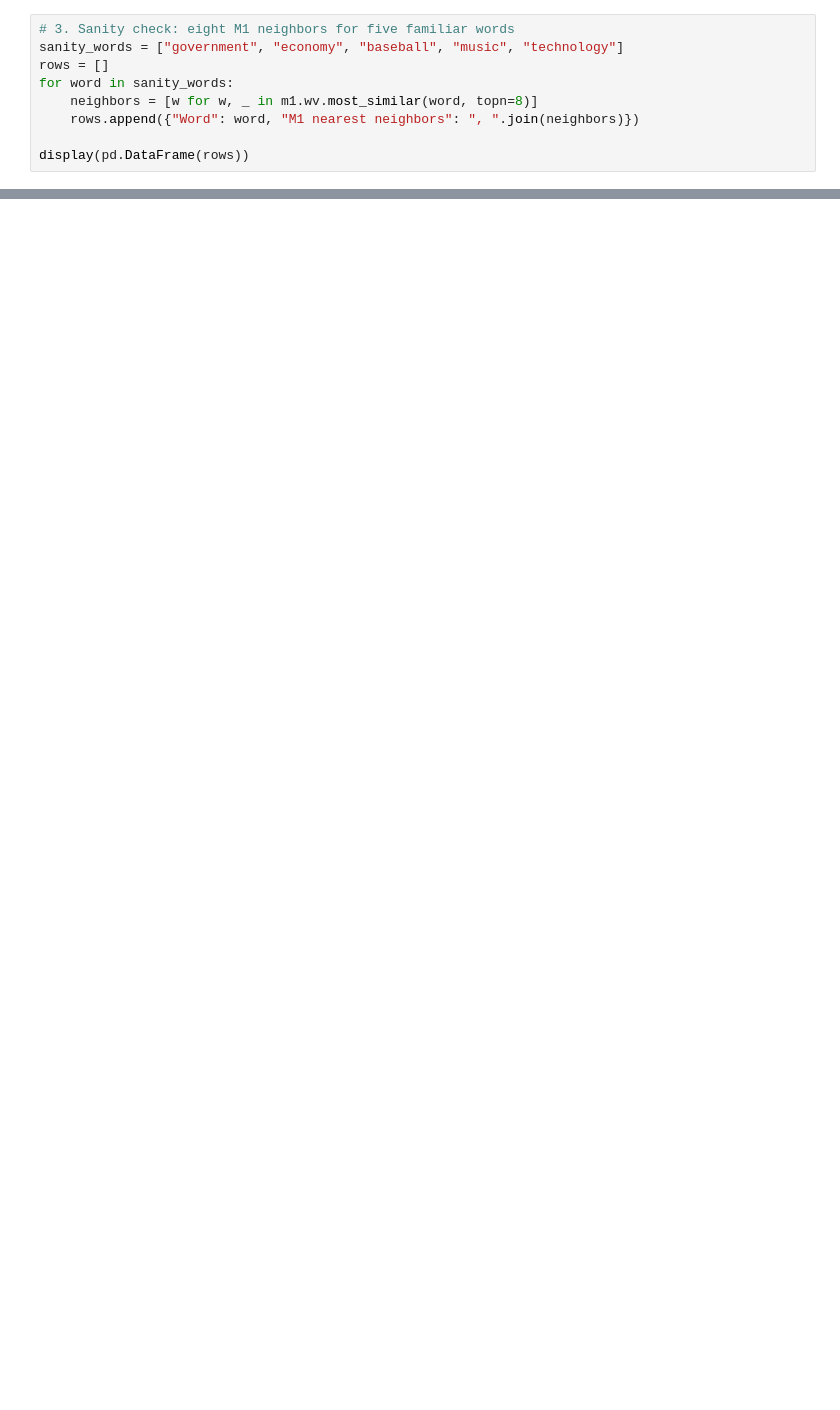
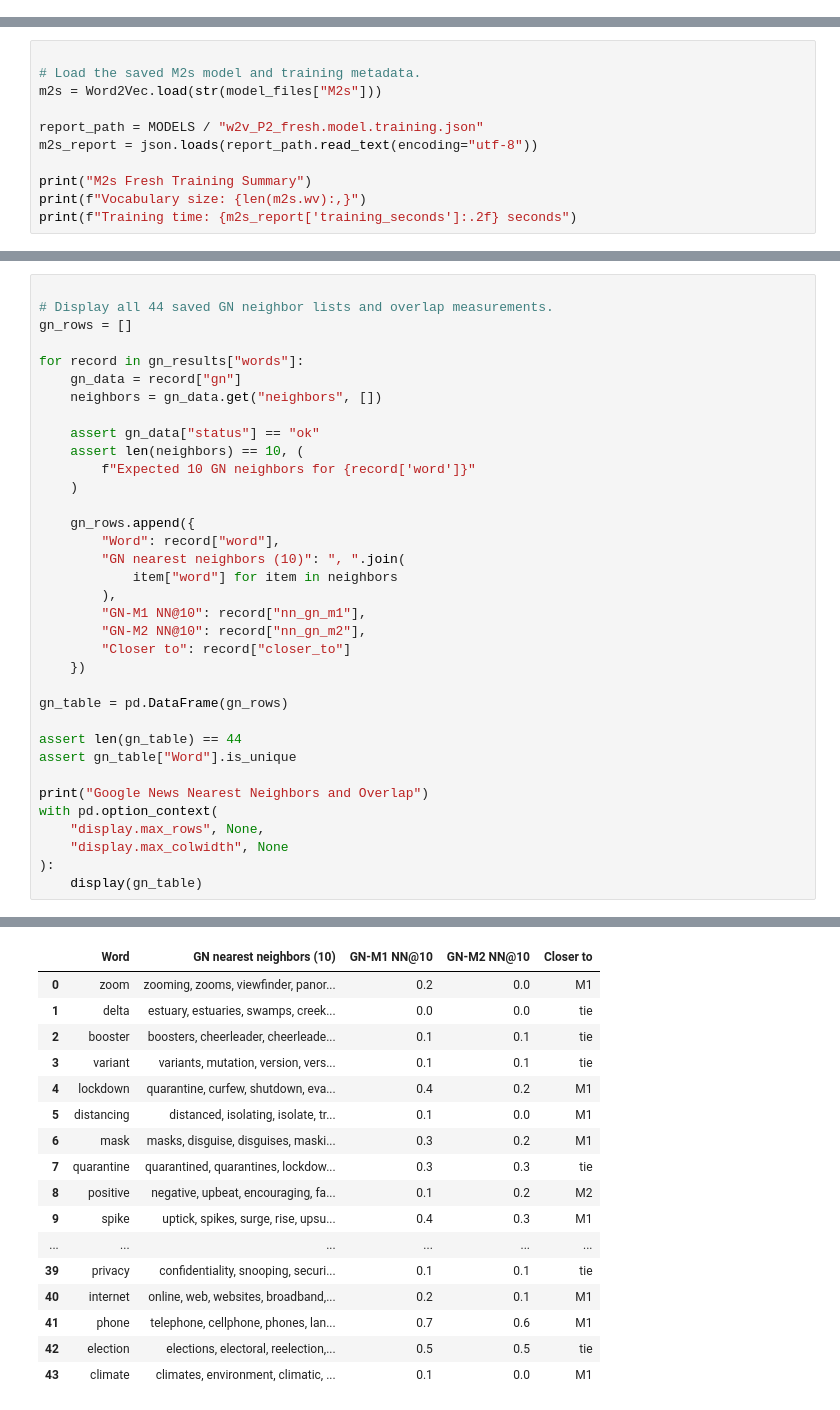
Before and after one commit to LanayaC/CS533_HW1, a Jupyter notebook: notes/02_word_embeddings.ipynb, the cells around one changed output, grey strips where cells are left out. Drawn from its saved outputs; the diff is of its cells as text; blank space fills up the shorter version.

```diff
--- a/notes/02_word_embeddings.ipynb
+++ b/notes/02_word_embeddings.ipynb
@@ -64,9 +0,0 @@ Words added to M2: 4966
-# %%
-# 3. Sanity check: eight M1 neighbors for five familiar words
-sanity_words = ["government", "economy", "baseball", "music", "technology"]
-rows = []
-for word in sanity_words:
-    neighbors = [w for w, _ in m1.wv.most_similar(word, topn=8)]
-    rows.append({"Word": word, "M1 nearest neighbors": ", ".join(neighbors)})
-
-display(pd.DataFrame(rows))
@@ -382,0 +180,11 @@ These examples describe **patterns in the news corpora**, not proof that every u
+# %%
+
+# Load the saved M2s model and training metadata.
+m2s = Word2Vec.load(str(model_files["M2s"]))
+
+report_path = MODELS / "w2v_P2_fresh.model.training.json"
+m2s_report = json.loads(report_path.read_text(encoding="utf-8"))
+
+print("M2s Fresh Training Summary")
+print(f"Vocabulary size: {len(m2s.wv):,}")
+print(f"Training time: {m2s_report['training_seconds']:.2f} seconds")
@@ -382,0 +522,36 @@ These examples describe **patterns in the news corpora**, not proof that every u
+# %%
+
+# Display all 44 saved GN neighbor lists and overlap measurements.
+gn_rows = []
+
+for record in gn_results["words"]:
+    gn_data = record["gn"]
+    neighbors = gn_data.get("neighbors", [])
+
+    assert gn_data["status"] == "ok"
+    assert len(neighbors) == 10, (
+        f"Expected 10 GN neighbors for {record['word']}"
+    )
+
+    gn_rows.append({
+        "Word": record["word"],
+        "GN nearest neighbors (10)": ", ".join(
+            item["word"] for item in neighbors
+        ),
+        "GN-M1 NN@10": record["nn_gn_m1"],
+        "GN-M2 NN@10": record["nn_gn_m2"],
+        "Closer to": record["closer_to"]
+    })
+
+gn_table = pd.DataFrame(gn_rows)
+
+assert len(gn_table) == 44
+assert gn_table["Word"].is_unique
+
+print("Google News Nearest Neighbors and Overlap")
+with pd.option_context(
+    "display.max_rows", None,
+    "display.max_colwidth", None
+):
+    display(gn_table)
+# %% [output]
@@ -382,0 +559,17 @@ These examples describe **patterns in the news corpora**, not proof that every u
+|  | Word | GN nearest neighbors (10) | GN-M1 NN@10 | GN-M2 NN@10 | Closer to |
+| 0 | zoom | zooming, zooms, viewfinder, panor... | 0.2 | 0.0 | M1 |
+| 1 | delta | estuary, estuaries, swamps, creek... | 0.0 | 0.0 | tie |
+| 2 | booster | boosters, cheerleader, cheerleade... | 0.1 | 0.1 | tie |
+| 3 | variant | variants, mutation, version, vers... | 0.1 | 0.1 | tie |
+| 4 | lockdown | quarantine, curfew, shutdown, eva... | 0.4 | 0.2 | M1 |
+| 5 | distancing | distanced, isolating, isolate, tr... | 0.1 | 0.0 | M1 |
+| 6 | mask | masks, disguise, disguises, maski... | 0.3 | 0.2 | M1 |
+| 7 | quarantine | quarantined, quarantines, lockdow... | 0.3 | 0.3 | tie |
+| 8 | positive | negative, upbeat, encouraging, fa... | 0.1 | 0.2 | M2 |
+| 9 | spike | uptick, spikes, surge, rise, upsu... | 0.4 | 0.3 | M1 |
+| ... | ... | ... | ... | ... | ... |
+| 39 | privacy | confidentiality, snooping, securi... | 0.1 | 0.1 | tie |
+| 40 | internet | online, web, websites, broadband,... | 0.2 | 0.1 | M1 |
+| 41 | phone | telephone, cellphone, phones, lan... | 0.7 | 0.6 | M1 |
+| 42 | election | elections, electoral, reelection,... | 0.5 | 0.5 | tie |
+| 43 | climate | climates, environment, climatic, ... | 0.1 | 0.0 | M1 |
```
Also changed, not shown: parts of 49 cells of this notebook, 3 other files.
